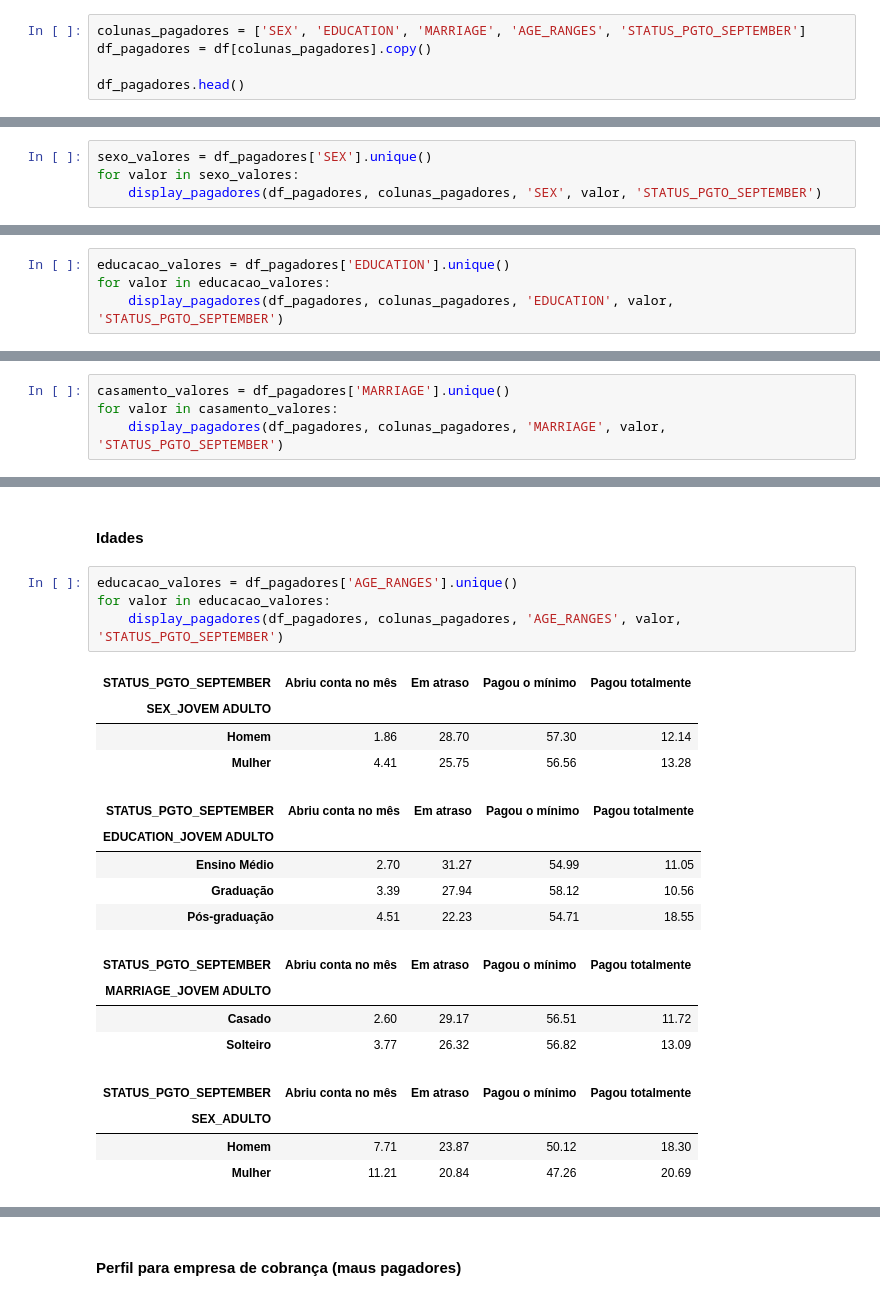
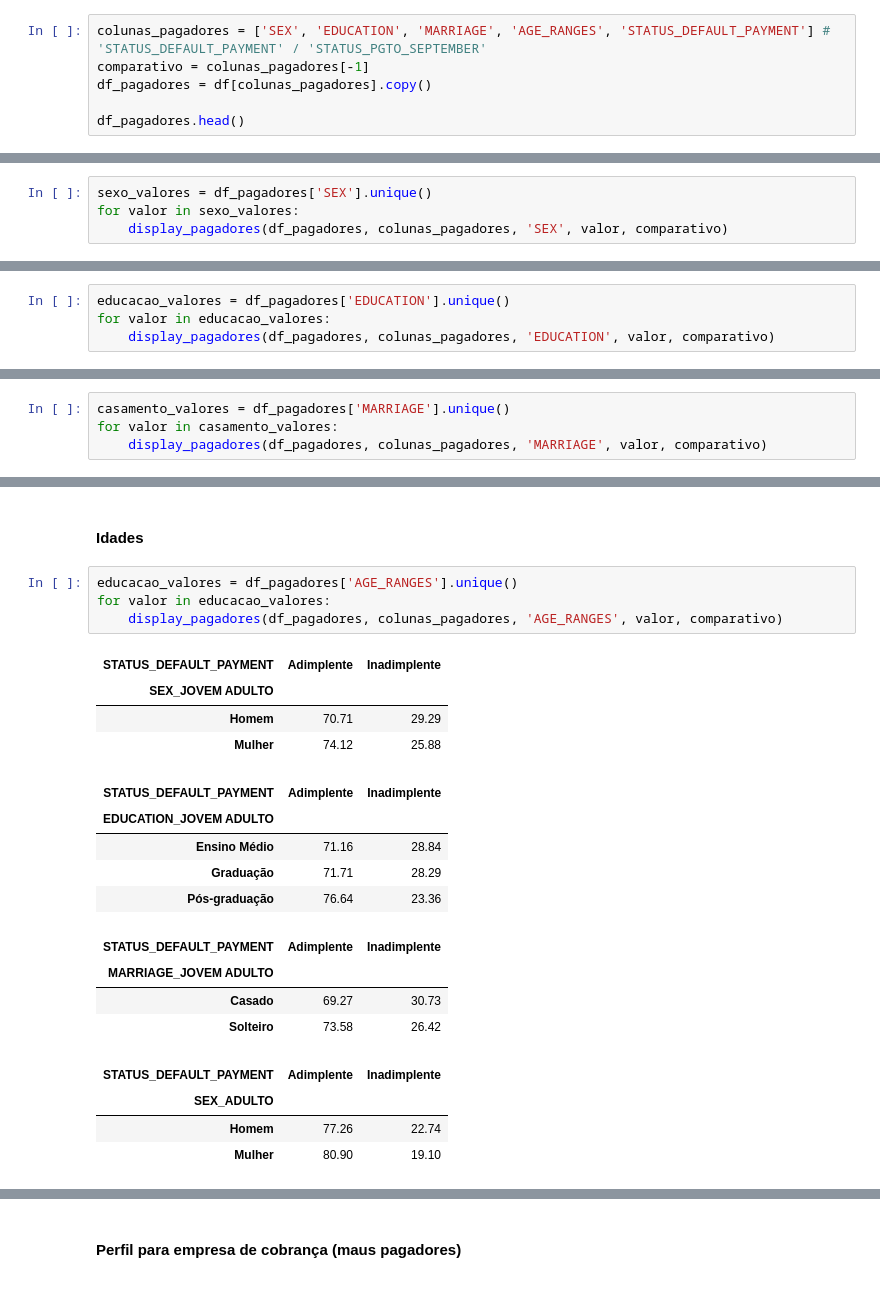
Before and after one commit to marqsleal/tecnicas-prog-projeto-final, a Jupyter notebook: Projeto Final Tec Prog Inadimplência.ipynb, the cells around one changed output, grey strips where cells are left out. Cells and saved outputs as stored; diff of their text form.

```diff
--- a/Projeto Final Tec Prog Inadimplência.ipynb
+++ b/Projeto Final Tec Prog Inadimplência.ipynb
@@ -938,7 +962,8 @@ def display_pagadores(df: pd.DataFrame, colunas: list, eixo: str, alvo: str, com
 # %% [markdown]
 ### Perfil dos pagadores
 # %%
-colunas_pagadores = ['SEX', 'EDUCATION', 'MARRIAGE', 'AGE_RANGES', 'STATUS_PGTO_SEPTEMBER']
+colunas_pagadores = ['SEX', 'EDUCATION', 'MARRIAGE', 'AGE_RANGES', 'STATUS_DEFAULT_PAYMENT'] # 'STATUS_DEFAULT_PAYMENT' / 'STATUS_PGTO_SEPTEMBER'
+comparativo = colunas_pagadores[-1]
 df_pagadores = df[colunas_pagadores].copy()
 
 df_pagadores.head()
@@ -956,5 +981,5 @@ df_pagadores.to_csv('dados/df_pagadores.csv', index=False)
 # %%
 sexo_valores = df_pagadores['SEX'].unique()
 for valor in sexo_valores:
-    display_pagadores(df_pagadores, colunas_pagadores, 'SEX', valor, 'STATUS_PGTO_SEPTEMBER')
+    display_pagadores(df_pagadores, colunas_pagadores, 'SEX', valor, comparativo)
 # %% [output]
@@ -993,5 +1018,5 @@ for valor in sexo_valores:
 # %%
 educacao_valores = df_pagadores['EDUCATION'].unique()
 for valor in educacao_valores:
-    display_pagadores(df_pagadores, colunas_pagadores, 'EDUCATION', valor, 'STATUS_PGTO_SEPTEMBER')
+    display_pagadores(df_pagadores, colunas_pagadores, 'EDUCATION', valor, comparativo)
 # %% [output]
@@ -1042,5 +1067,5 @@ for valor in educacao_valores:
 # %%
 casamento_valores = df_pagadores['MARRIAGE'].unique()
 for valor in casamento_valores:
-    display_pagadores(df_pagadores, colunas_pagadores, 'MARRIAGE', valor, 'STATUS_PGTO_SEPTEMBER')
+    display_pagadores(df_pagadores, colunas_pagadores, 'MARRIAGE', valor, comparativo)
 # %% [output]
@@ -1078,22 +1104,22 @@ for valor in casamento_valores:
 # %%
 educacao_valores = df_pagadores['AGE_RANGES'].unique()
 for valor in educacao_valores:
-    display_pagadores(df_pagadores, colunas_pagadores, 'AGE_RANGES', valor, 'STATUS_PGTO_SEPTEMBER')
+    display_pagadores(df_pagadores, colunas_pagadores, 'AGE_RANGES', valor, comparativo)
 # %% [output]
-| STATUS_PGTO_SEPTEMBER | Abriu conta no mês | Em atraso | Pagou o mínimo | Pagou totalmente |
-| SEX_JOVEM ADULTO |  |  |  |  |
-| Homem | 1.86 | 28.70 | 57.30 | 12.14 |
-| Mulher | 4.41 | 25.75 | 56.56 | 13.28 |
+| STATUS_DEFAULT_PAYMENT | Adimplente | Inadimplente |
+| SEX_JOVEM ADULTO |  |  |
+| Homem | 70.71 | 29.29 |
+| Mulher | 74.12 | 25.88 |
-| STATUS_PGTO_SEPTEMBER | Abriu conta no mês | Em atraso | Pagou o mínimo | Pagou totalmente |
-| EDUCATION_JOVEM ADULTO |  |  |  |  |
-| Ensino Médio | 2.70 | 31.27 | 54.99 | 11.05 |
-| Graduação | 3.39 | 27.94 | 58.12 | 10.56 |
-| Pós-graduação | 4.51 | 22.23 | 54.71 | 18.55 |
+| STATUS_DEFAULT_PAYMENT | Adimplente | Inadimplente |
+| EDUCATION_JOVEM ADULTO |  |  |
+| Ensino Médio | 71.16 | 28.84 |
+| Graduação | 71.71 | 28.29 |
+| Pós-graduação | 76.64 | 23.36 |
-| STATUS_PGTO_SEPTEMBER | Abriu conta no mês | Em atraso | Pagou o mínimo | Pagou totalmente |
-| MARRIAGE_JOVEM ADULTO |  |  |  |  |
-| Casado | 2.60 | 29.17 | 56.51 | 11.72 |
-| Solteiro | 3.77 | 26.32 | 56.82 | 13.09 |
+| STATUS_DEFAULT_PAYMENT | Adimplente | Inadimplente |
+| MARRIAGE_JOVEM ADULTO |  |  |
+| Casado | 69.27 | 30.73 |
+| Solteiro | 73.58 | 26.42 |
-| STATUS_PGTO_SEPTEMBER | Abriu conta no mês | Em atraso | Pagou o mínimo | Pagou totalmente |
-| SEX_ADULTO |  |  |  |  |
-| Homem | 7.71 | 23.87 | 50.12 | 18.30 |
-| Mulher | 11.21 | 20.84 | 47.26 | 20.69 |
+| STATUS_DEFAULT_PAYMENT | Adimplente | Inadimplente |
+| SEX_ADULTO |  |  |
+| Homem | 77.26 | 22.74 |
+| Mulher | 80.90 | 19.10 |
```
Also changed, not shown: parts of 10 cells of this notebook, 2 other files.
